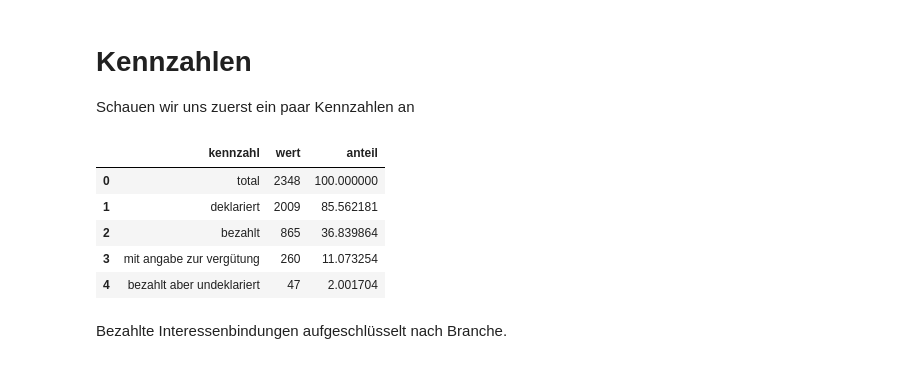
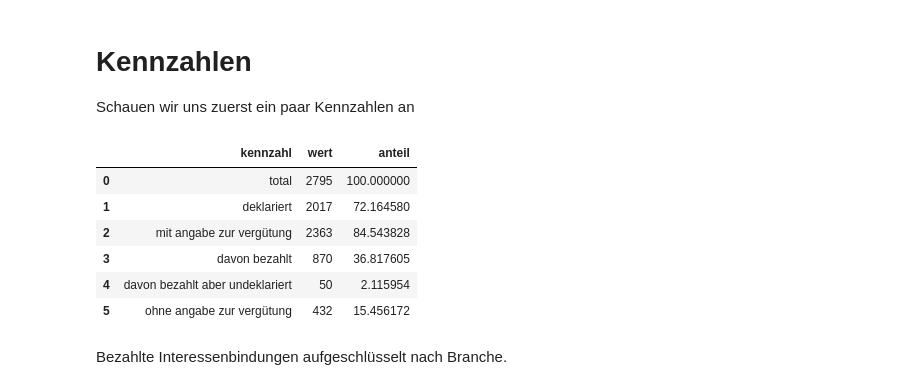
Before and after one commit to knutwannheden/lobbywatch-notebook, a Jupyter notebook: lobbymandate.ipynb, the cells around one changed output. Cells and saved outputs as stored; diff of their text form; code cells hidden in the pictures.

```diff
--- a/lobbymandate.ipynb
+++ b/lobbymandate.ipynb
@@ -48,23 +49,26 @@ Untersucht wurden alle Interessnbindungen, welche folgenden Kriterien entspreche
 Schauen wir uns zuerst ein paar Kennzahlen an
 # %%
 duckdb.query('''
-select 'total' kennzahl, (select count(1) from df_bekannt) wert, 100.0*(select count(1) from df_bekannt)/(select count(1) from df_bekannt) anteil
+select 'total' kennzahl, (select count(1) from df) wert, 100.0*(select count(1) from df)/(select count(1) from df) anteil
 union
-select 'deklariert', (select count(1) from df_bekannt where deklariert = 'ja'), 100.0*(select count(1) from df_bekannt where deklariert = 'ja')/(select count(1) from df_bekannt)
+select 'deklariert', (select count(1) from df_bekannt where deklariert = 'ja'), 100.0*(select count(1) from df_bekannt where deklariert = 'ja')/(select count(1) from df)
 union
-select 'bezahlt', (select count(1) from df_bekannt where bezahlt = 'ja'), 100.0*(select count(1) from df_bekannt where bezahlt = 'ja')/(select count(1) from df_bekannt where bezahlt is not null)
+select 'mit angabe zur vergütung', (select count(1) from df_bekannt), 100.0*(select count(1) from df_bekannt)/(select count(1) from df)
 union
-select 'mit angabe zur vergütung', (select count(1) from df_bekannt where verguetung is not null), 100.0*(select count(1) from df_bekannt where verguetung is not null)/(select count(1) from df_bekannt)
+select '  davon bezahlt', (select count(1) from df_bekannt where bezahlt = 'ja'), 100.0*(select count(1) from df_bekannt where bezahlt = 'ja')/(select count(1) from df_bekannt)
 union
-select 'bezahlt aber undeklariert', (select count(1) from df_bekannt where bezahlt = 'ja' and deklariert = 'nein'), 100.0*(select count(1) from df_bekannt where bezahlt = 'ja' and deklariert = 'nein')/(select count(1) from df_bekannt)
+select '  davon bezahlt aber undeklariert', (select count(1) from df_bekannt where bezahlt = 'ja' and deklariert = 'nein'), 100.0*(select count(1) from df_bekannt where bezahlt = 'ja' and deklariert = 'nein')/(select count(1) from df_bekannt)
+union
+select 'ohne angabe zur vergütung', (select count(1) from df)-(select count(1) from df_bekannt), 100.0*((select count(1) from df)-(select count(1) from df_bekannt))/(select count(1) from df)
 ''').to_df()
 # %% [output]
 |  | kennzahl | wert | anteil |
-| 0 | total | 2348 | 100.000000 |
-| 1 | deklariert | 2009 | 85.562181 |
-| 2 | bezahlt | 865 | 36.839864 |
-| 3 | mit angabe zur vergütung | 260 | 11.073254 |
-| 4 | bezahlt aber undeklariert | 47 | 2.001704 |
+| 0 | total | 2795 | 100.000000 |
+| 1 | deklariert | 2017 | 72.164580 |
+| 2 | mit angabe zur vergütung | 2363 | 84.543828 |
+| 3 | davon bezahlt | 870 | 36.817605 |
+| 4 | davon bezahlt aber undeklariert | 50 | 2.115954 |
+| 5 | ohne angabe zur vergütung | 432 | 15.456172 |
 # %% [markdown]
 Bezahlte Interessenbindungen aufgeschlüsselt nach Branche.
 # %%
```
Also changed, not shown: parts of 10 cells of this notebook, 3 other files.
